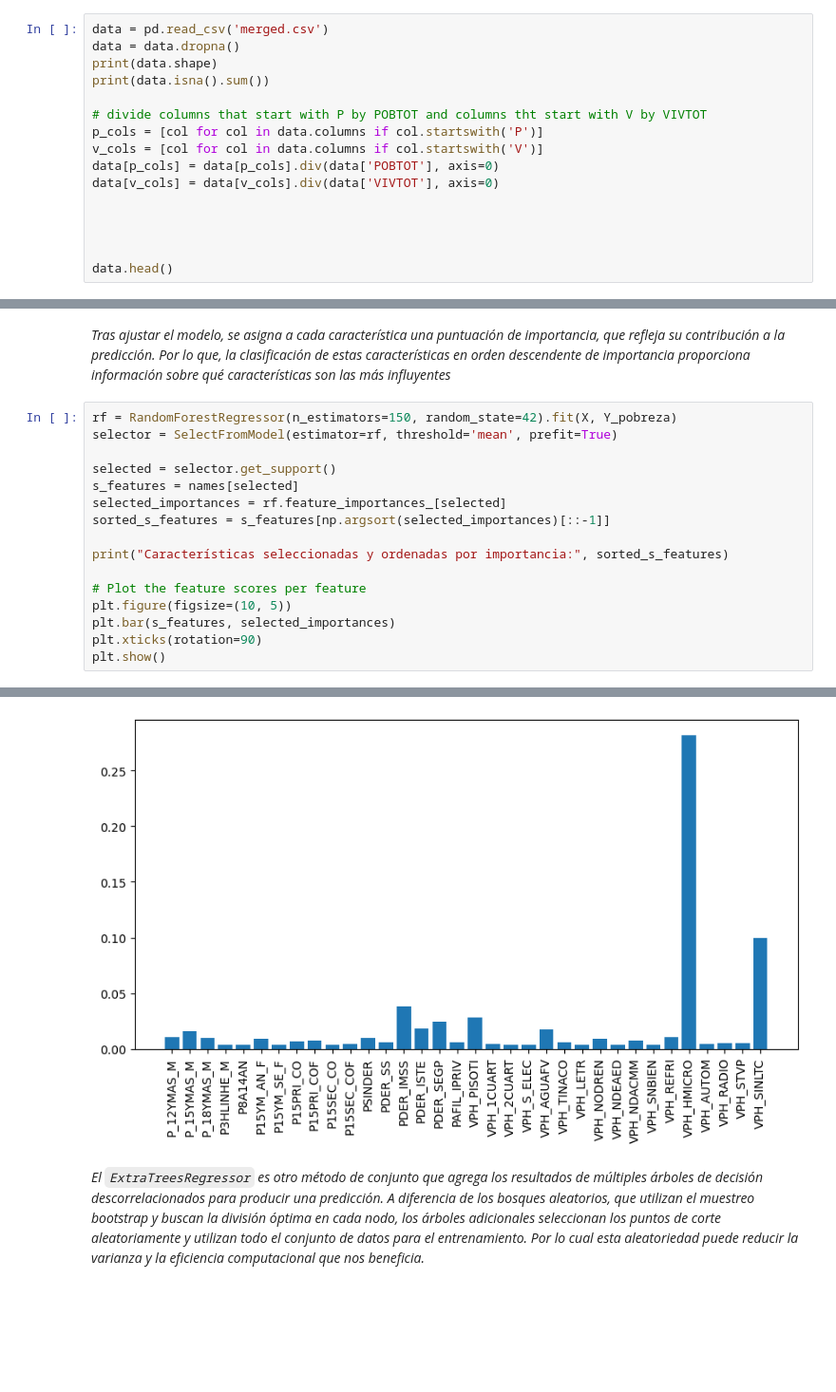
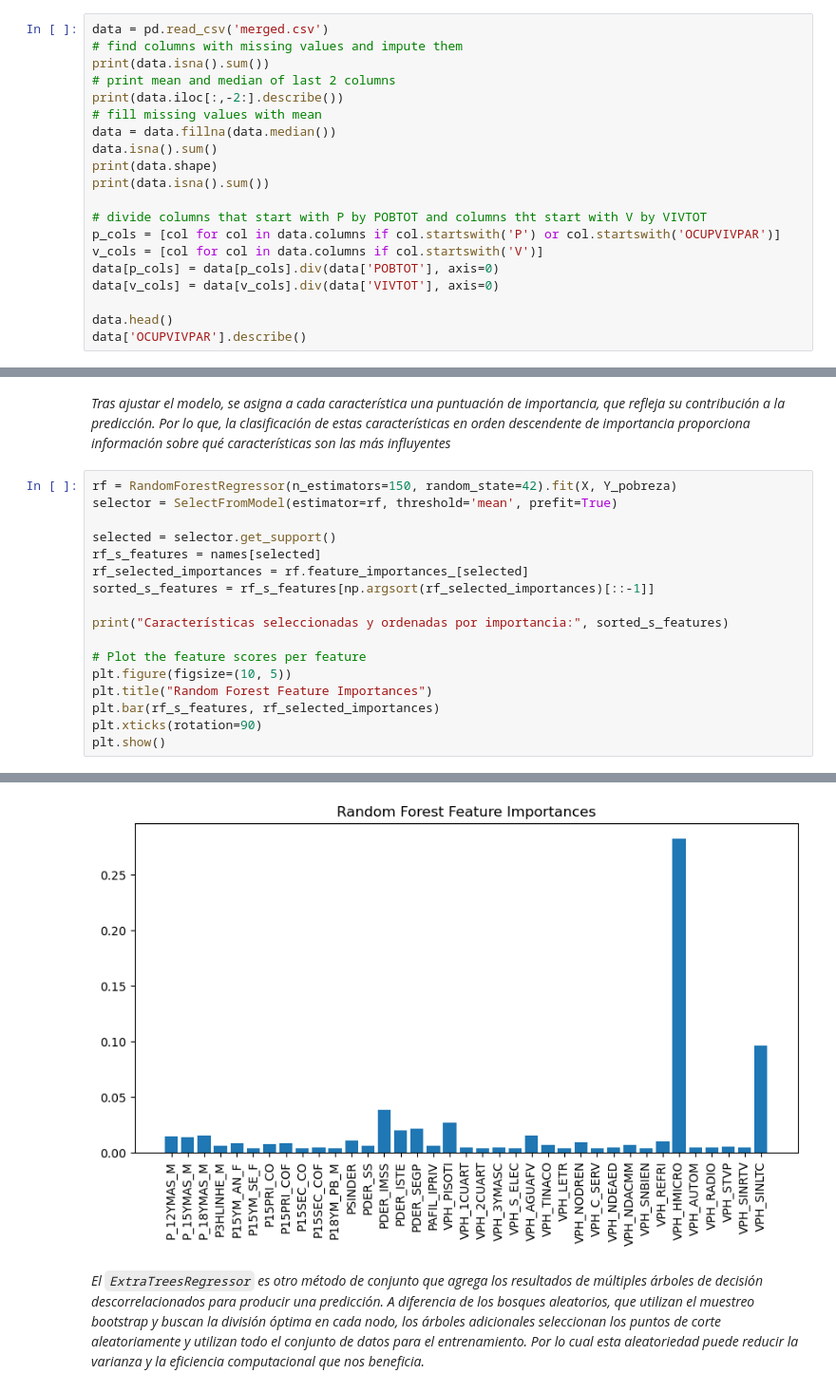
Before and after one commit to albo437/TC2004B, a Jupyter notebook: Reto Entrega 2/preparacionDeDatos.ipynb, the cells around one changed output, grey strips where cells are left out. Shown: that part at 95% size. Drawn from its saved outputs; the diff is of its cells as text; blank space fills up the shorter version.

```diff
--- a/Reto Entrega 2/preparacionDeDatos.ipynb
+++ b/Reto Entrega 2/preparacionDeDatos.ipynb
@@ -73,18 +73,22 @@ import seaborn as sns
 *Los datos que faltan pueden dar lugar a análisis sesgados y reducir la potencia estadística de los modelos. Por lo tanto, ocupamos elimanar a las filas con valores perdidos.*
 # %%
 data = pd.read_csv('merged.csv')
-data = data.dropna()
+# find columns with missing values and impute them
+print(data.isna().sum())
+# print mean and median of last 2 columns
+print(data.iloc[:,-2:].describe())
+# fill missing values with mean
+data = data.fillna(data.median())
+data.isna().sum()
 print(data.shape)
 print(data.isna().sum())
 
 # divide columns that start with P by POBTOT and columns tht start with V by VIVTOT
-p_cols = [col for col in data.columns if col.startswith('P')]
+p_cols = [col for col in data.columns if col.startswith('P') or col.startswith('OCUPVIVPAR')]
 v_cols = [col for col in data.columns if col.startswith('V')]
 data[p_cols] = data[p_cols].div(data['POBTOT'], axis=0)
 data[v_cols] = data[v_cols].div(data['VIVTOT'], axis=0)
 
-
-
-
 data.head()
+data['OCUPVIVPAR'].describe()
 # %% [output]
@@ -144,15 +154,16 @@ rf = RandomForestRegressor(n_estimators=150, random_state=42).fit(X, Y_pobreza)
 selector = SelectFromModel(estimator=rf, threshold='mean', prefit=True)
 
 selected = selector.get_support()
-s_features = names[selected]
-selected_importances = rf.feature_importances_[selected]
-sorted_s_features = s_features[np.argsort(selected_importances)[::-1]]
+rf_s_features = names[selected]
+rf_selected_importances = rf.feature_importances_[selected]
+sorted_s_features = rf_s_features[np.argsort(rf_selected_importances)[::-1]]
 
 print("Características seleccionadas y ordenadas por importancia:", sorted_s_features)
 
 # Plot the feature scores per feature
 plt.figure(figsize=(10, 5))
-plt.bar(s_features, selected_importances)
+plt.title("Random Forest Feature Importances")
+plt.bar(rf_s_features, rf_selected_importances)
 plt.xticks(rotation=90)
 plt.show()
 # %% [output]
@@ -166,4 +177,4 @@ Características seleccionadas y ordenadas por importancia: ['VPH_HMICRO' 'VPH_S
-[figure, old version]
+[figure, new version]
 # %% [markdown]
 *El `ExtraTreesRegressor` es otro método de conjunto que agrega los resultados de múltiples árboles de decisión descorrelacionados para producir una predicción. A diferencia de los bosques aleatorios, que utilizan el muestreo bootstrap y buscan la división óptima en cada nodo, los árboles adicionales seleccionan los puntos de corte aleatoriamente y utilizan todo el conjunto de datos para el entrenamiento. Por lo cual esta aleatoriedad puede reducir la varianza y la eficiencia computacional que nos beneficia.*
 # %%
```
Also changed, not shown: parts of 11 cells of this notebook, 5 other files.
